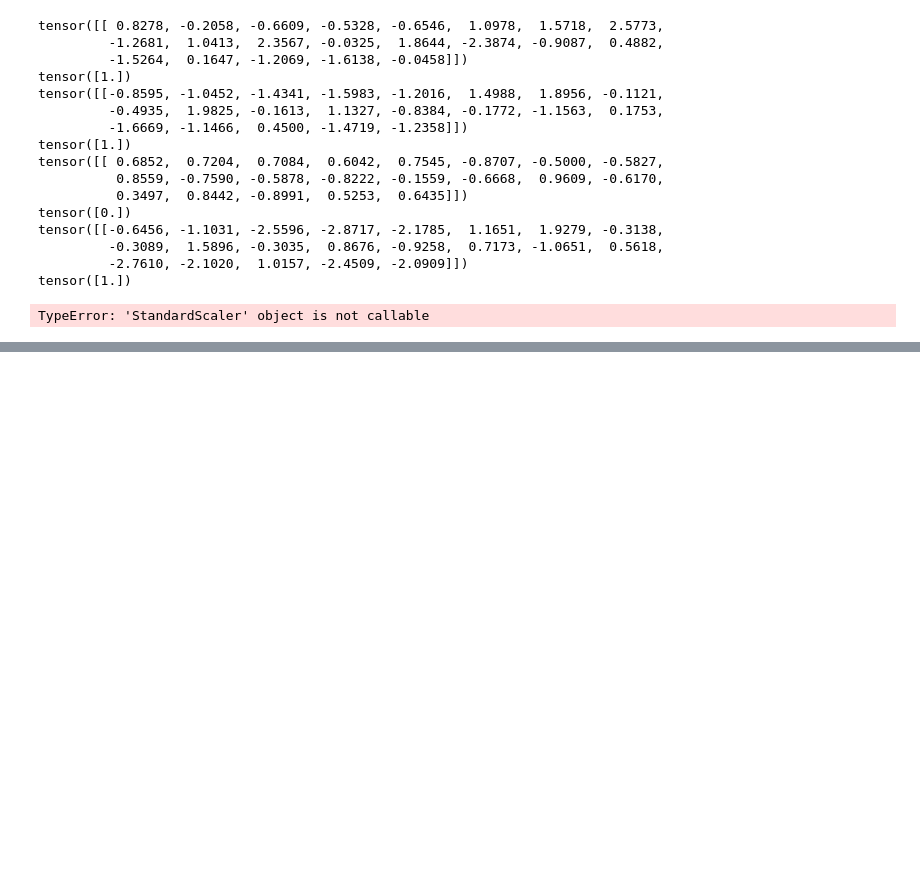
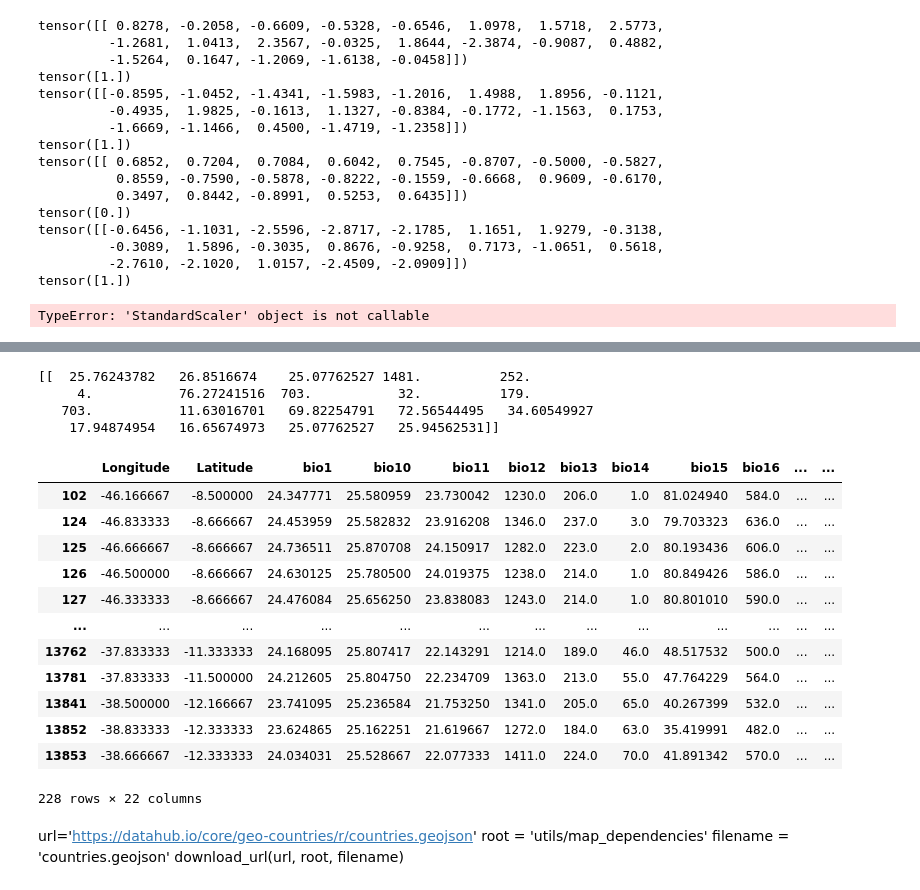
Before and after one commit to Jorgedavyd/PDG, a Jupyter notebook: preprocessing_runs.ipynb, the cells around one changed output, grey strips where cells are left out. Cells and saved outputs as stored; diff of their text form; code cells hidden in the pictures; blank space fills up the shorter version.

```diff
--- a/preprocessing_runs.ipynb
+++ b/preprocessing_runs.ipynb
@@ -986,0 +1122,17 @@ TypeError: 'StandardScaler' object is not callable
+# %%
+from utils.preprocessing import *
+from sklearn.preprocessing import StandardScaler
+
+dependent, independent, presence = import_data(URLs.url600s)
+independent = boxes(independent,dependent,325).restrict()
+pseudo_absences = simple_distance(presence, independent, 325)
+
+#Define data
+X = presence.drop(['Longitude', 'Latitude', 'Presence'], axis = 1).values
+#Define one class classifier
+OneClassSVM = OneClassSVMClassifier()
+#train oneclass support vector machine
+OneClassSVM.train(X)
+#inference similarity with presence
+pseudo_absences['prob'] = OneClassSVM.predict(pseudo_absences.iloc[:, 2:])
+#take 0 similarity
@@ -986,0 +1147,26 @@ TypeError: 'StandardScaler' object is not callable
+# %%
+for idx, row in pseudo_absences.iterrows():
+
+    print(np.array([*row[2:].values]).reshape(1,-1))
+    break
+# %% [output]
+[[  25.76243782   26.8516674    25.07762527 1481.          252.
+     4.           76.27241516  703.           32.          179.
+   703.           11.63016701   69.82254791   72.56544495   34.60549927
+    17.94874954   16.65674973   25.07762527   25.94562531]]
+# %%
+pseudo_absences[pseudo_absences['prob']==1.0]
+# %% [output]
+|  | Longitude | Latitude | bio1 | bio10 | bio11 | bio12 | bio13 | bio14 | bio15 | bio16 | ... | ... |
+| 102 | -46.166667 | -8.500000 | 24.347771 | 25.580959 | 23.730042 | 1230.0 | 206.0 | 1.0 | 81.024940 | 584.0 | ... | ... |
+| 124 | -46.833333 | -8.666667 | 24.453959 | 25.582832 | 23.916208 | 1346.0 | 237.0 | 3.0 | 79.703323 | 636.0 | ... | ... |
+| 125 | -46.666667 | -8.666667 | 24.736511 | 25.870708 | 24.150917 | 1282.0 | 223.0 | 2.0 | 80.193436 | 606.0 | ... | ... |
+| 126 | -46.500000 | -8.666667 | 24.630125 | 25.780500 | 24.019375 | 1238.0 | 214.0 | 1.0 | 80.849426 | 586.0 | ... | ... |
+| 127 | -46.333333 | -8.666667 | 24.476084 | 25.656250 | 23.838083 | 1243.0 | 214.0 | 1.0 | 80.801010 | 590.0 | ... | ... |
+| ... | ... | ... | ... | ... | ... | ... | ... | ... | ... | ... | ... | ... |
+| 13762 | -37.833333 | -11.333333 | 24.168095 | 25.807417 | 22.143291 | 1214.0 | 189.0 | 46.0 | 48.517532 | 500.0 | ... | ... |
+| 13781 | -37.833333 | -11.500000 | 24.212605 | 25.804750 | 22.234709 | 1363.0 | 213.0 | 55.0 | 47.764229 | 564.0 | ... | ... |
+| 13841 | -38.500000 | -12.166667 | 23.741095 | 25.236584 | 21.753250 | 1341.0 | 205.0 | 65.0 | 40.267399 | 532.0 | ... | ... |
+| 13852 | -38.833333 | -12.333333 | 23.624865 | 25.162251 | 21.619667 | 1272.0 | 184.0 | 63.0 | 35.419991 | 482.0 | ... | ... |
+| 13853 | -38.666667 | -12.333333 | 24.034031 | 25.528667 | 22.077333 | 1411.0 | 224.0 | 70.0 | 41.891342 | 570.0 | ... | ... |
+228 rows × 22 columns
@@ -986,0 +1180,5 @@ TypeError: 'StandardScaler' object is not callable
+# %% [markdown]
+url='https://datahub.io/core/geo-countries/r/countries.geojson'
+            root = 'utils/map_dependencies'
+            filename = 'countries.geojson'
+            download_url(url, root, filename)
```
Also changed, not shown: parts of 11 cells of this notebook, 4 other files.
